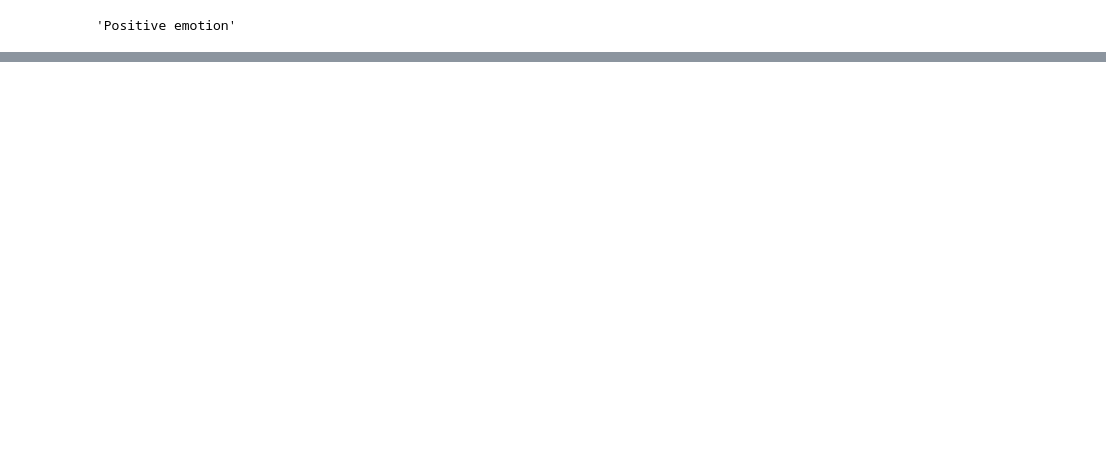
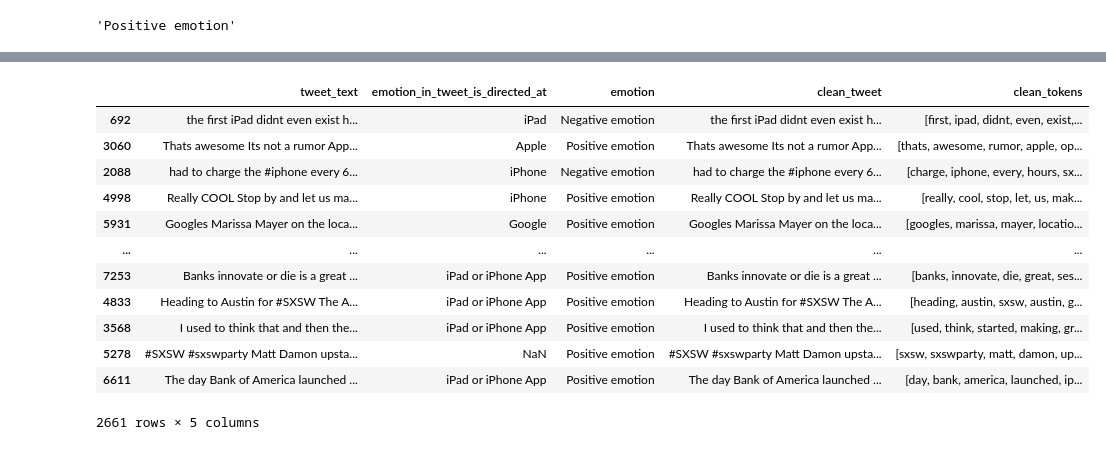
Before and after one commit to nate-walter/Twitter-NLP-Project, a Jupyter notebook: Phase-4-EDA-Friday.ipynb, the cells around one changed output, grey strips where cells are left out. Cells and saved outputs as stored; diff of their text form; code cells hidden in the pictures; blank space fills up the shorter version.

```diff
--- a/Phase-4-EDA-Friday.ipynb
+++ b/Phase-4-EDA-Friday.ipynb
@@ -243,0 +192,16 @@ df['tweet_text'][9092]
+# %%
+X_train
+# %% [output]
+|  | tweet_text | emotion_in_tweet_is_directed_at | emotion | clean_tweet | clean_tokens |
+| 692 | the first iPad didnt even exist h... | iPad | Negative emotion | the first iPad didnt even exist h... | [first, ipad, didnt, even, exist,... |
+| 3060 | Thats awesome Its not a rumor App... | Apple | Positive emotion | Thats awesome Its not a rumor App... | [thats, awesome, rumor, apple, op... |
+| 2088 | had to charge the #iphone every 6... | iPhone | Negative emotion | had to charge the #iphone every 6... | [charge, iphone, every, hours, sx... |
+| 4998 | Really COOL Stop by and let us ma... | iPhone | Positive emotion | Really COOL Stop by and let us ma... | [really, cool, stop, let, us, mak... |
+| 5931 | Googles Marissa Mayer on the loca... | Google | Positive emotion | Googles Marissa Mayer on the loca... | [googles, marissa, mayer, locatio... |
+| ... | ... | ... | ... | ... | ... |
+| 7253 | Banks innovate or die is a great ... | iPad or iPhone App | Positive emotion | Banks innovate or die is a great ... | [banks, innovate, die, great, ses... |
+| 4833 | Heading to Austin for #SXSW The A... | iPad or iPhone App | Positive emotion | Heading to Austin for #SXSW The A... | [heading, austin, sxsw, austin, g... |
+| 3568 | I used to think that and then the... | iPad or iPhone App | Positive emotion | I used to think that and then the... | [used, think, started, making, gr... |
+| 5278 | #SXSW #sxswparty Matt Damon upsta... | NaN | Positive emotion | #SXSW #sxswparty Matt Damon upsta... | [sxsw, sxswparty, matt, damon, up... |
+| 6611 | The day Bank of America launched ... | iPad or iPhone App | Positive emotion | The day Bank of America launched ... | [day, bank, america, launched, ip... |
+2661 rows × 5 columns
```
Also changed, not shown: parts of 105 cells of this notebook.
